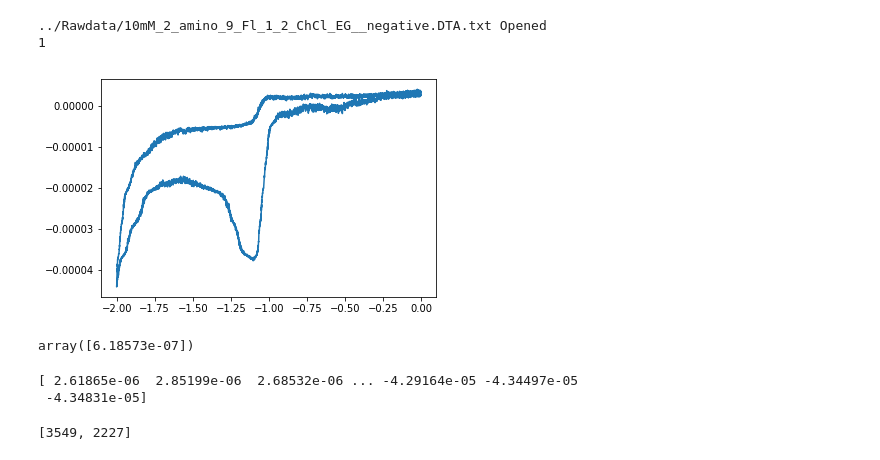
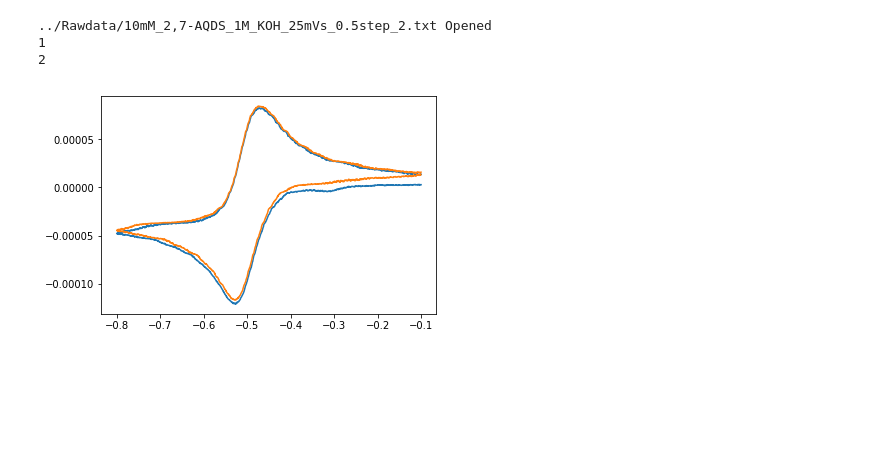
Before and after one commit to sabiharustam/voltcycle, a Jupyter notebook: VoltCycle/Main.ipynb, the cells around one changed output. Saved outputs shown, nothing was run; the diff lists cells and outputs as text; code cells hidden in the pictures; blank space fills up the shorter version.

Commit message:
Current working version. Don't edit anything without checking out with Sabiha

```diff
--- a/VoltCycle/Main.ipynb
+++ b/VoltCycle/Main.ipynb
@@ -5,19 +6,14 @@ import matplotlib.pyplot as plt
 import peakutils
 import pandas as pd
 # %%
-dict_1,n_cycle = main.read_file('../Rawdata/10mM_2_amino_9_Fl_1_2_ChCl_EG__negative.DTA.txt')
+
+dict_1,n_cycle = main.read_file('../Rawdata/10mM_2,7-AQDS_1M_KOH_25mVs_0.5step_2.txt')
 for i in range(n_cycle):
         print(i+1)
         df = main.data_frame(dict_1, i+1)
         plt.plot(df.Potential, df.Current, label = "Cycle{}".format(i+1))
 # %% [output]
-../Rawdata/10mM_2_amino_9_Fl_1_2_ChCl_EG__negative.DTA.txt Opened
+../Rawdata/10mM_2,7-AQDS_1M_KOH_25mVs_0.5step_2.txt Opened
 1
+2
-[figure, old version]
+[figure, new version]
-# %%
-df = main.data_frame(dict_1,1)
-x = df['Potential']
-y = df['Current']
-main.peak_currents(df,[838],'Current')
-# %% [output]
-array([6.18573e-07])
@@ -93,6 +19,0 @@ def peak_detection_fxn(data_y):
-# %%
-peak_detection_fxn(y)
-# %% [output]
-[ 2.61865e-06  2.85199e-06  2.68532e-06 ... -4.29164e-05 -4.34497e-05
- -4.34831e-05]
-[3549, 2227]
```
Also changed, not shown: parts of 9 cells of this notebook, 1 other file.
